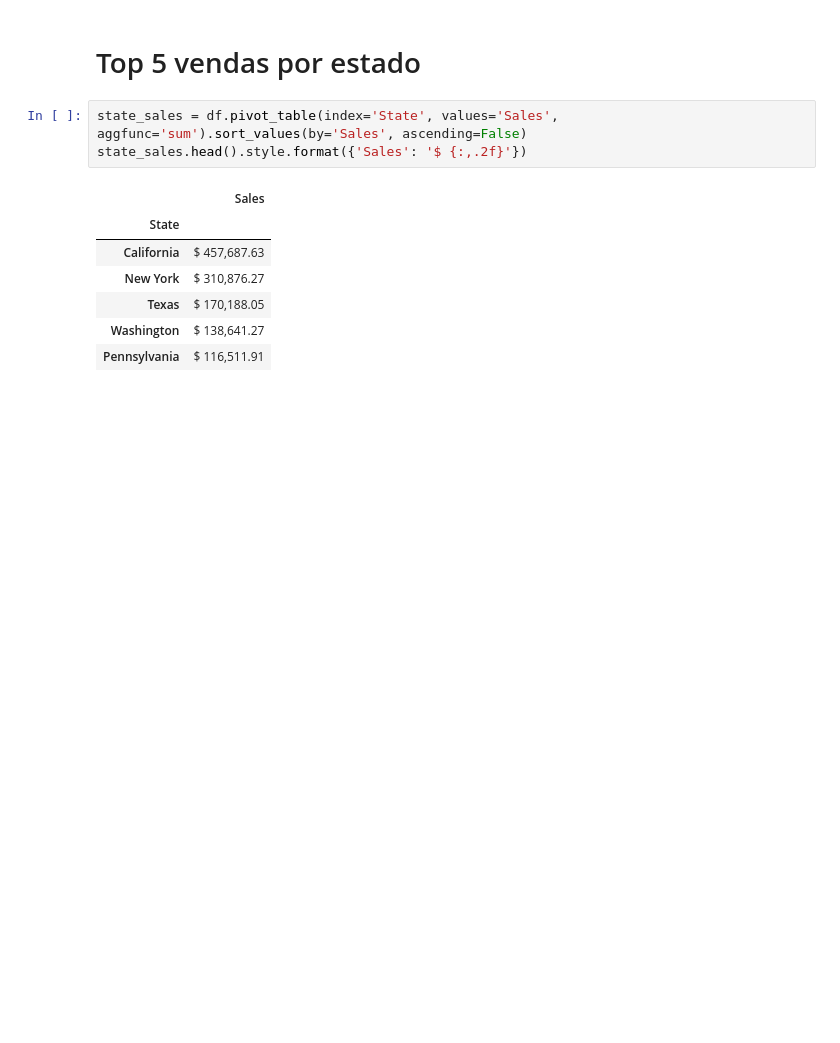
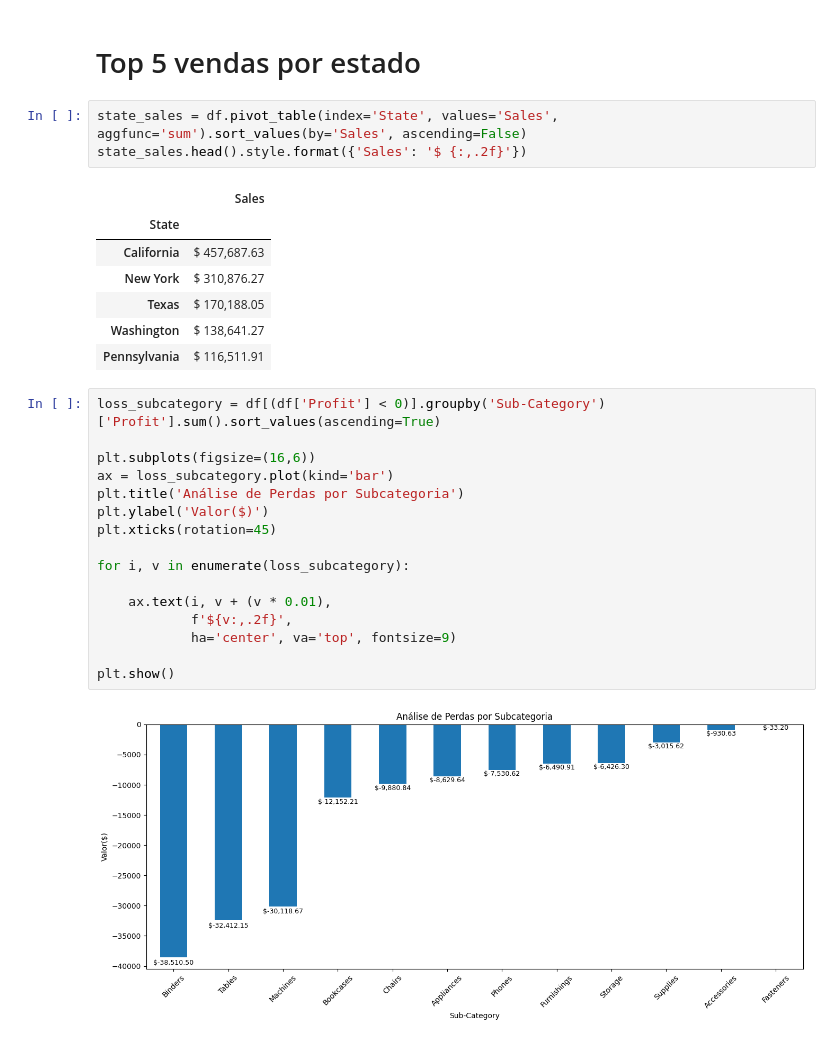
Before and after one commit to LucasHSantana/Superstore, a Jupyter notebook: superstore.ipynb, the cells around one changed output. Saved outputs shown, nothing was run; the diff lists cells and outputs as text; blank space fills up the shorter version.

```diff
--- a/superstore.ipynb
+++ b/superstore.ipynb
@@ -306,3 +306,21 @@ state_sales.head().style.format({'Sales': '$ {:,.2f}'})
 | Texas | $ 170,188.05 |
 | Washington | $ 138,641.27 |
 | Pennsylvania | $ 116,511.91 |
+# %%
+loss_subcategory = df[(df['Profit'] < 0)].groupby('Sub-Category')['Profit'].sum().sort_values(ascending=True)
+
+plt.subplots(figsize=(16,6))
+ax = loss_subcategory.plot(kind='bar')
+plt.title('Análise de Perdas por Subcategoria')
+plt.ylabel('Valor($)')
+plt.xticks(rotation=45)
+
+for i, v in enumerate(loss_subcategory):
+
+    ax.text(i, v + (v * 0.01),
+            f'${v:,.2f}',
+            ha='center', va='top', fontsize=9)
+
+plt.show()
+# %% [output]
+[figure, added]
```
Also changed, not shown: parts of 3 cells of this notebook, 1 other file.
